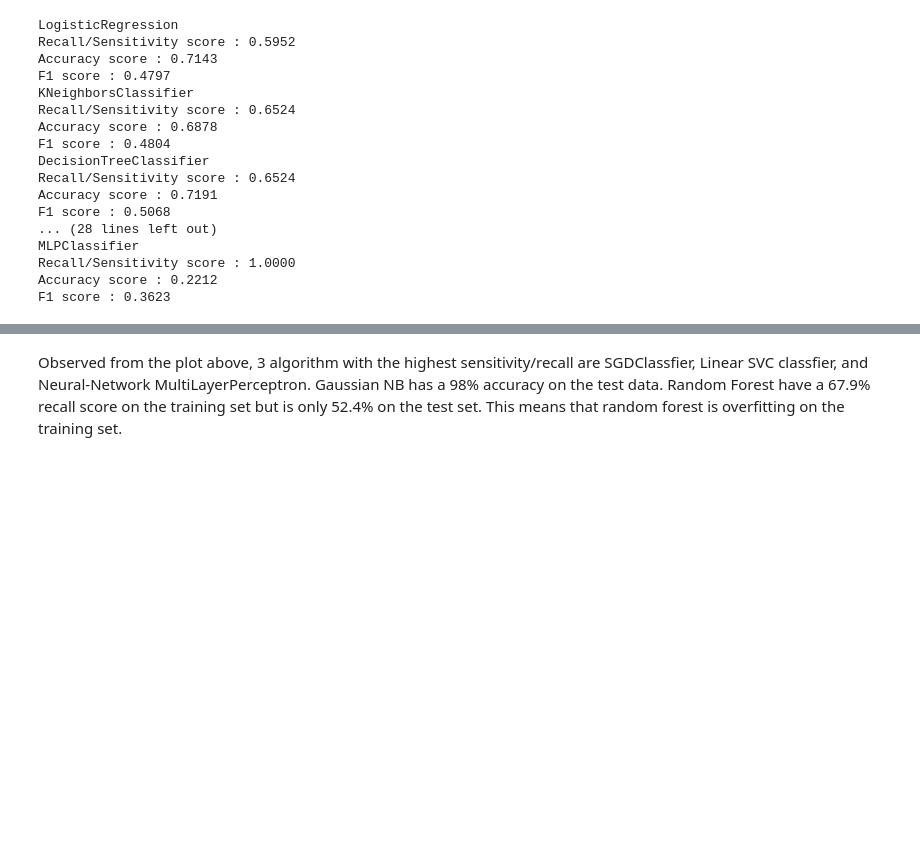
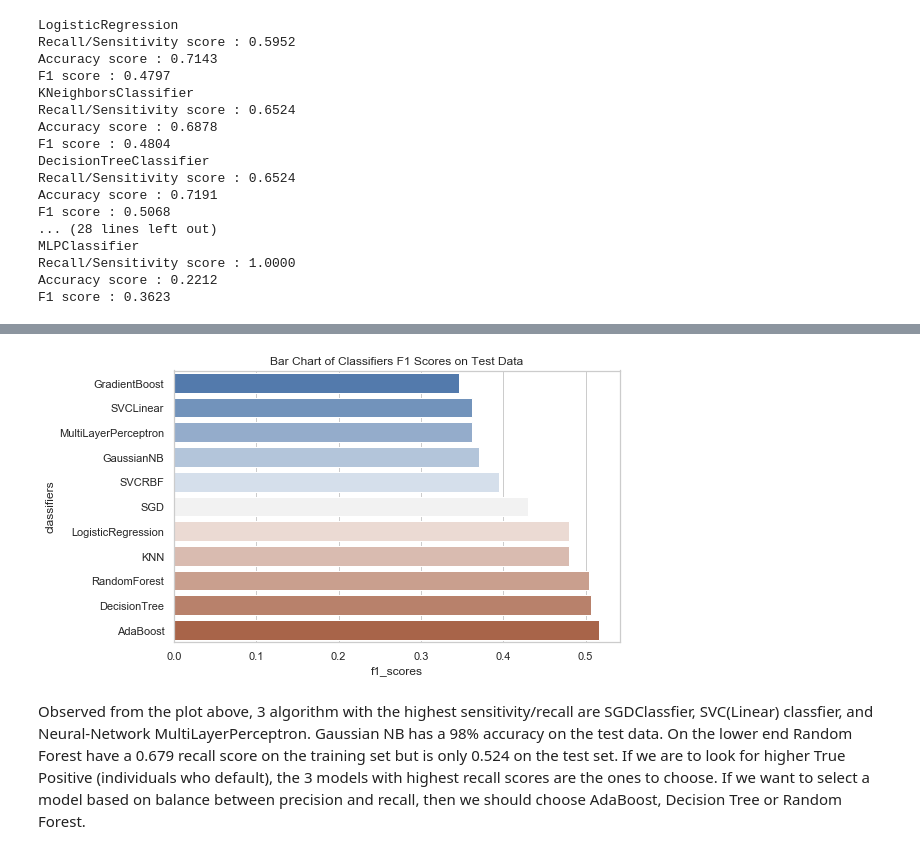
Before and after one commit to Oraclebun/SP_DM_Assignment2, a Jupyter notebook: Homework2_ModelAssess_PartII.ipynb, the cells around one changed output, grey strips where cells are left out. Saved outputs shown, nothing was run; the diff lists cells and outputs as text; code cells hidden in the pictures; blank space fills up the shorter version.

```diff
--- a/Homework2_ModelAssess_PartII.ipynb
+++ b/Homework2_ModelAssess_PartII.ipynb
@@ -760,2 +726,21 @@ ax.set_title("Bar Chart of Classifiers Recall Scores on Test Data");
+# %%
+df = pd.DataFrame({'classifiers': clf_list, 'f1_scores': f1scores})
+clf_name_dict = {'KNeighborsClassifier':'KNN', 'DecisionTreeClassifier': 'DecisionTree', 'RandomForestClassifier': 'RandomForest',
+                'AdaBoostClassifier':'AdaBoost', 'GradientBoostingClassifier': 'GradientBoost','SGDClassifier': 'SGD',
+                'MLPClassifier':'MultiLayerPerceptron'}
+
+clf_scores=df.replace({'classifiers': clf_name_dict }, inplace = False)
+clf_scores.iloc[7,0]='SVCLinear'
+clf_scores.iloc[8,0]='SVCRBF'
+
+clf_scores.sort_values(by=['f1_scores'],inplace=True)
+# %%
+mypalette=sns.diverging_palette(250, 385, s=75, n=11)
+
+ax = sns.barplot(x="f1_scores", y="classifiers", data=clf_scores, palette=mypalette)
+
+ax.set_title("Bar Chart of Classifiers F1 Scores on Test Data");
+# %% [output]
+[figure, added]
 # %% [markdown]
-Observed from the plot above, 3 algorithm with the highest sensitivity/recall are SGDClassfier, Linear SVC classfier, and Neural-Network MultiLayerPerceptron. Gaussian NB has a 98% accuracy on the test data. Random Forest have a 67.9% recall score on the training set but is only 52.4% on the test set. This means that random forest is overfitting on the training set.
+Observed from the plot above, 3 algorithm with the highest sensitivity/recall are SGDClassfier, SVC(Linear) classfier, and Neural-Network MultiLayerPerceptron. Gaussian NB has a 98% accuracy on the test data. On the lower end Random Forest have a 0.679 recall score on the training set but is only 0.524 on the test set. If we are to look for higher True Positive (individuals who default), the 3 models with highest recall scores are the ones to choose. If we want to select a model based on balance between precision and recall, then we should choose AdaBoost, Decision Tree or Random Forest.
```
Also changed, not shown: parts of 14 cells of this notebook.
